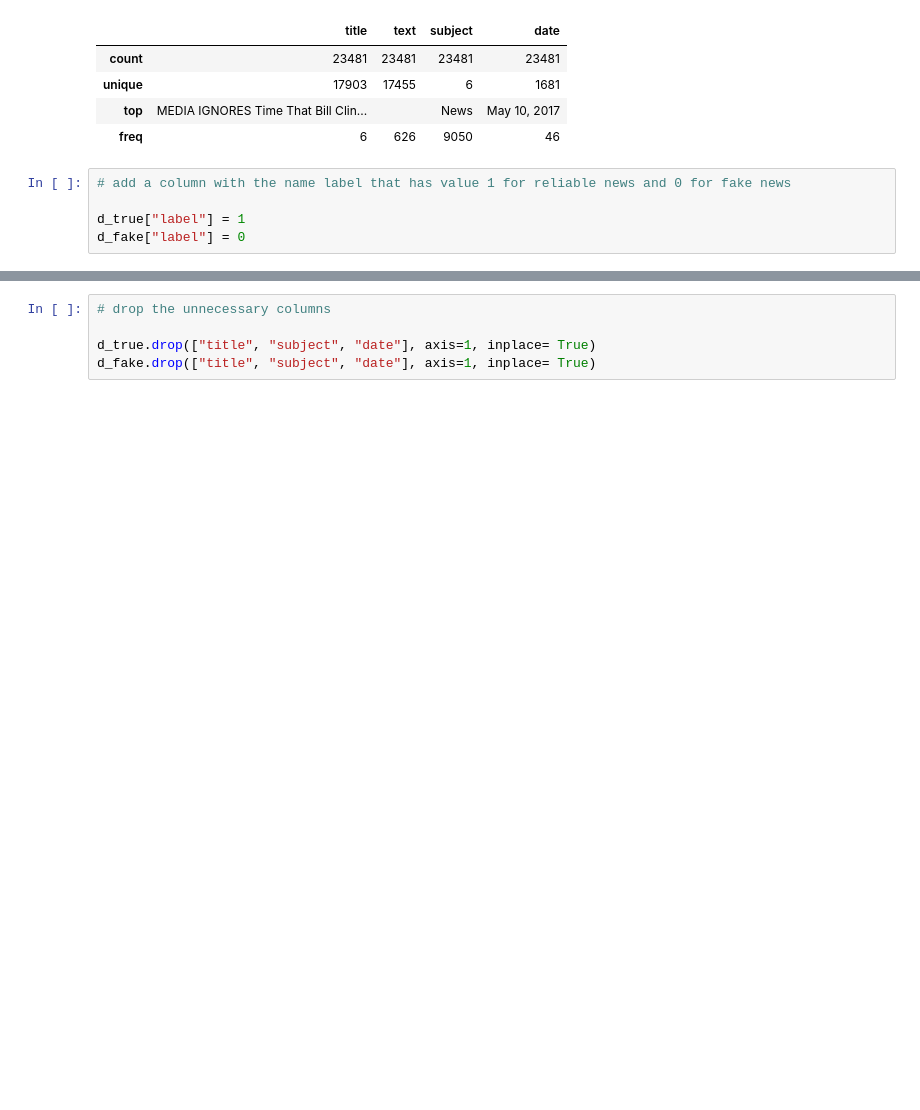
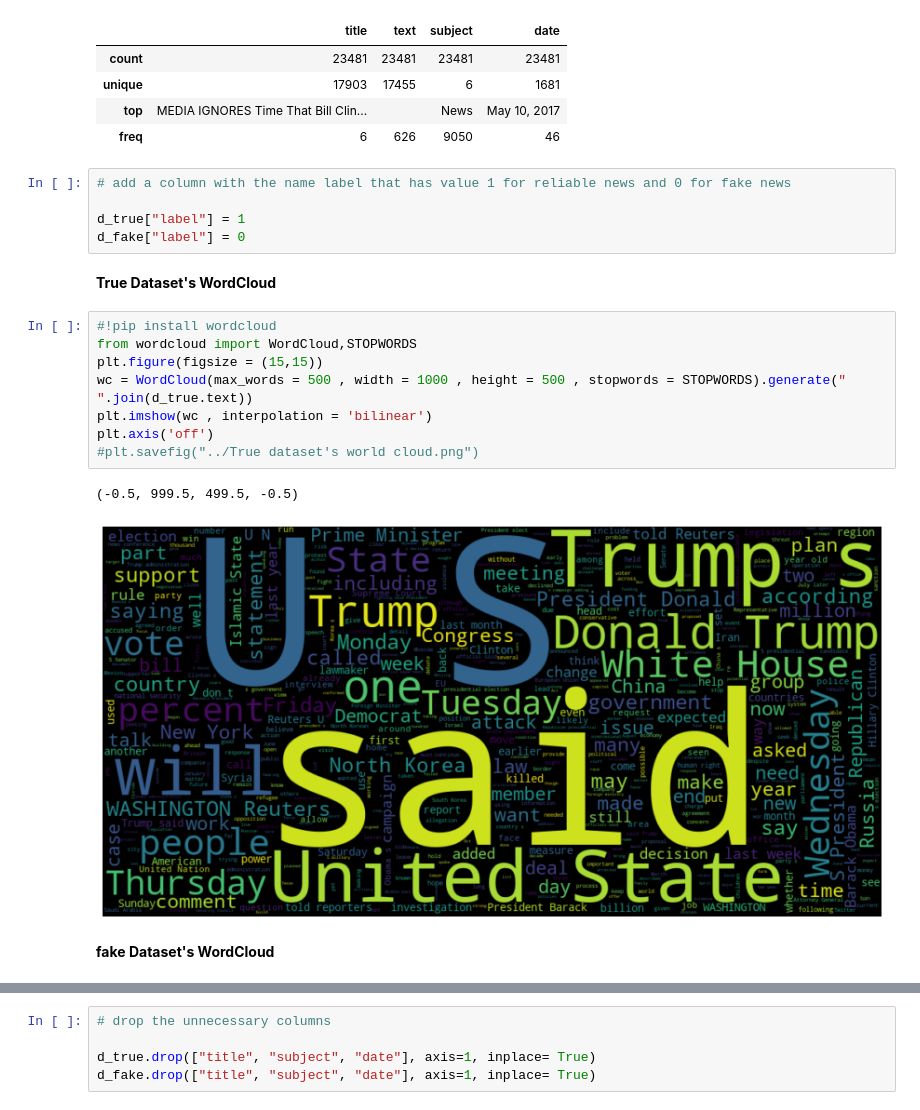
Before and after one commit to MouadNid01/FakeNewsDetection, a Jupyter notebook: Notebooks/Fake News Detection.ipynb, the cells around one changed output, grey strips where cells are left out. Saved outputs shown, nothing was run; the diff lists cells and outputs as text; blank space fills up the shorter version.

Commit message:
Ädding worldClouds

```diff
--- a/Notebooks/Fake News Detection.ipynb
+++ b/Notebooks/Fake News Detection.ipynb
@@ -54,3 +54,18 @@ d_fake.describe()
 
 d_true["label"] = 1
 d_fake["label"] = 0
+# %% [markdown]
+**True Dataset's WordCloud**
+# %%
+#!pip install wordcloud
+from wordcloud import WordCloud,STOPWORDS
+plt.figure(figsize = (15,15))
+wc = WordCloud(max_words = 500 , width = 1000 , height = 500 , stopwords = STOPWORDS).generate(" ".join(d_true.text))
+plt.imshow(wc , interpolation = 'bilinear')
+plt.axis('off')
+#plt.savefig("../True dataset's world cloud.png")
+# %% [output]
+(-0.5, 999.5, 499.5, -0.5)
+[figure, added]
+# %% [markdown]
+**fake Dataset's WordCloud**
```
Also changed, not shown: parts of 11 cells of this notebook, 2 other files.
